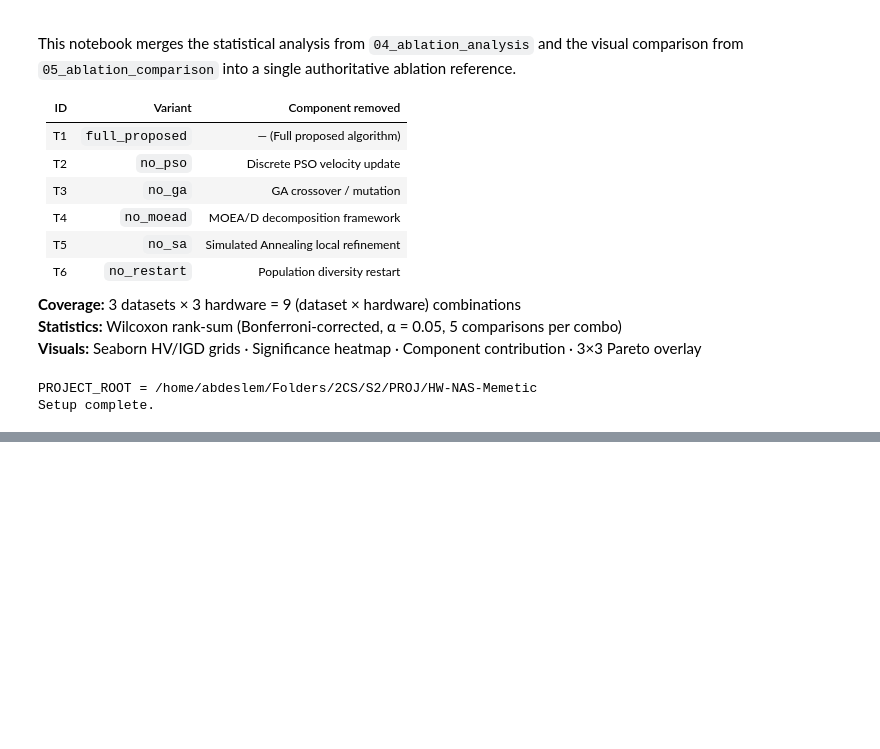
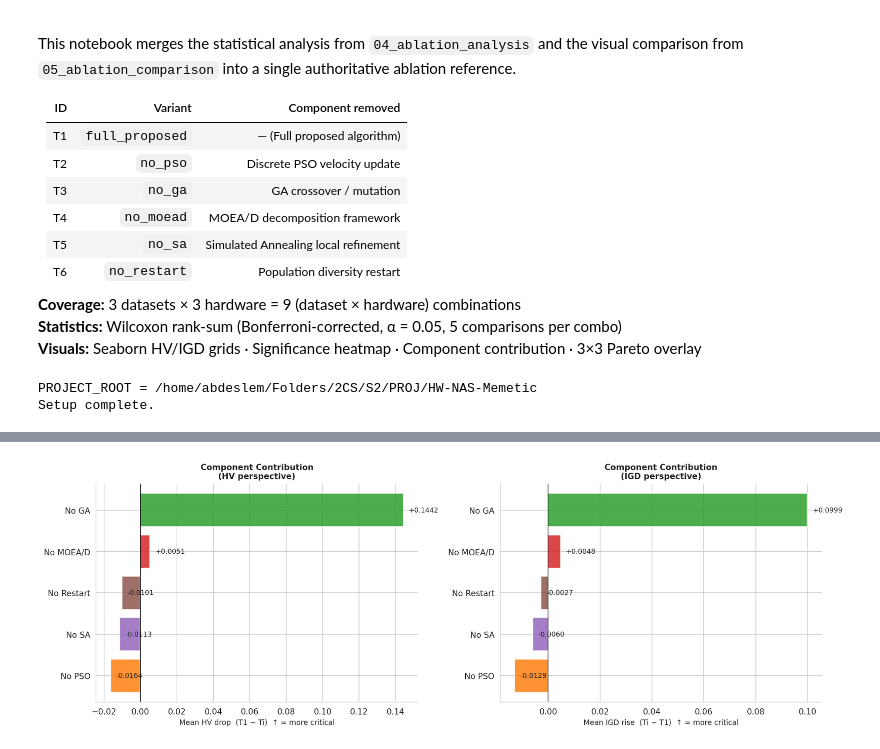
Before and after one commit to AbdeslemHMN/HW-NAS-Memetic, a Jupyter notebook: notebooks/05_comprehensive_ablation.ipynb, the cells around one changed output, grey strips where cells are left out. Cells and saved outputs as stored; diff of their text form; code cells hidden in the pictures; blank space fills up the shorter version.

```diff
--- a/notebooks/05_comprehensive_ablation.ipynb
+++ b/notebooks/05_comprehensive_ablation.ipynb
@@ -380,59 +484,83 @@ print(f"Saved: {save_igd}")
 contrib_records = []
 for name in EXP_NAMES[1:]:
     for ds in DATASETS:
         for hw in HARDWARE:
             hv1  = all_metrics[ds][hw].get("full_proposed", {}).get("hv",  np.array([]))
             hv2  = all_metrics[ds][hw].get(name, {}).get("hv",  np.array([]))
             igd1 = all_metrics[ds][hw].get("full_proposed", {}).get("igd", np.array([]))
             igd2 = all_metrics[ds][hw].get(name, {}).get("igd", np.array([]))
             if len(hv1) > 0 and len(hv2) > 0:
                 contrib_records.append({
                     "Ablation":  EXP_LABELS[name],
                     "Short":     EXP_SHORT[name],
                     "exp_name":  name,
                     "Dataset":   DS_LABEL[ds],
                     "Hardware":  HW_LABEL[hw],
                     "delta_hv":  float(hv1.mean() - hv2.mean()),
                     "delta_igd": float(
                         igd2.mean() - igd1.mean() if len(igd1) > 0 and len(igd2) > 0 else float("nan")
                     ),
                 })
 
-contrib_df  = pd.DataFrame(contrib_records)
-mean_contrib = (
-    contrib_df.groupby(["exp_name", "Short", "Ablation"])[["delta_hv", "delta_igd"]]
-    .mean()
-    .reset_index()
-    .sort_values("delta_hv", ascending=False)
-)
+contrib_df = pd.DataFrame(contrib_records)
+
+if contrib_df.empty:
+    mean_contrib = pd.DataFrame({
+        "Ablation": [EXP_LABELS[n] for n in EXP_NAMES[1:]],
+        "Short":    [EXP_SHORT[n]  for n in EXP_NAMES[1:]],
+        "exp_name": EXP_NAMES[1:],
+        "delta_hv":  [float("nan")] * len(EXP_NAMES[1:]),
+        "delta_igd": [float("nan")] * len(EXP_NAMES[1:]),
+    })
+    _no_contrib_data = True
+else:
+    mean_contrib = (
+        contrib_df.groupby(["exp_name", "Short", "Ablation"])[["delta_hv", "delta_igd"]]
+        .mean()
+        .reset_index()
+        .sort_values("delta_hv", ascending=False)
+    )
+    _no_contrib_data = False
 
 fig_c, axes_c = plt.subplots(1, 2, figsize=(14, 4.8))
 
-for ax, (metric, xlabel, title_sfx) in zip(axes_c, [
-    ("delta_hv",  "Mean HV drop  (T1 − Ti)  ↑ = more critical",  "HV perspective"),
-    ("delta_igd", "Mean IGD rise  (Ti − T1)  ↑ = more critical",  "IGD perspective"),
-]):
-    bars = ax.barh(
-        mean_contrib["Short"],
-        mean_contrib[metric],
-        color=[COLORS[n] for n in mean_contrib["exp_name"]],
-        edgecolor="white", linewidth=0.8, alpha=0.85,
-    )
-    ax.axvline(0, color="black", lw=0.8)
-    ref = mean_contrib[metric].abs().max()
-    for bar, val in zip(bars, mean_contrib[metric]):
-        ax.text(val + ref * 0.015, bar.get_y() + bar.get_height() / 2,
-                f"{val:+.4f}", va="center", fontsize=8.5)
-    ax.set_xlabel(xlabel, fontsize=9)
-    ax.set_title(f"Component Contribution\n({title_sfx})", fontweight="bold", fontsize=10)
-    ax.invert_yaxis()
-    ax.spines["top"].set_visible(False)
-    ax.spines["right"].set_visible(False)
+if _no_contrib_data:
+    for ax in axes_c:
+        ax.text(0.5, 0.5, "No ablation data available\n(run experiments first)",
+                ha="center", va="center", transform=ax.transAxes,
+                fontsize=11, color="gray")
+        ax.set_xticks([]); ax.set_yticks([])
+else:
+    for ax, (metric, xlabel, title_sfx) in zip(axes_c, [
+        ("delta_hv",  "Mean HV drop  (T1 − Ti)  ↑ = more critical",  "HV perspective"),
+        ("delta_igd", "Mean IGD rise  (Ti − T1)  ↑ = more critical",  "IGD perspective"),
+    ]):
+        values = mean_contrib[metric].fillna(0)
+        bars = ax.barh(
+            mean_contrib["Short"],
+            values,
+            color=[COLORS[n] for n in mean_contrib["exp_name"]],
+            edgecolor="white", linewidth=0.8, alpha=0.85,
+        )
+        ax.axvline(0, color="black", lw=0.8)
+        abs_max = float(mean_contrib[metric].dropna().abs().max()) if not mean_contrib[metric].dropna().empty else 0.0
+        ref = abs_max if abs_max > 0 else 1.0
+        for bar, val in zip(bars, values):
+            ax.text(val + ref * 0.02, bar.get_y() + bar.get_height() / 2,
+                    f"{val:+.4f}", va="center", fontsize=8.5)
+        ax.set_xlabel(xlabel, fontsize=9)
+        ax.set_title(f"Component Contribution\n({title_sfx})", fontweight="bold", fontsize=10)
+        ax.invert_yaxis()
+        ax.spines["top"].set_visible(False)
+        ax.spines["right"].set_visible(False)
 
 fig_c.tight_layout()
 save_c = OUT_DIR / "ablation_component_contribution.pdf"
 plt.savefig(save_c, bbox_inches="tight")
 plt.show()
 print(f"Saved: {save_c}")
-print("\nRanking (HV):")
-print(mean_contrib[["Ablation", "delta_hv", "delta_igd"]].to_string(index=False))
+if not _no_contrib_data:
+    print("\nRanking (HV):")
+    print(mean_contrib[["Ablation", "delta_hv", "delta_igd"]].to_string(index=False))
+# %% [output]
+[figure, added]
```
Also changed, not shown: parts of 11 cells of this notebook.
